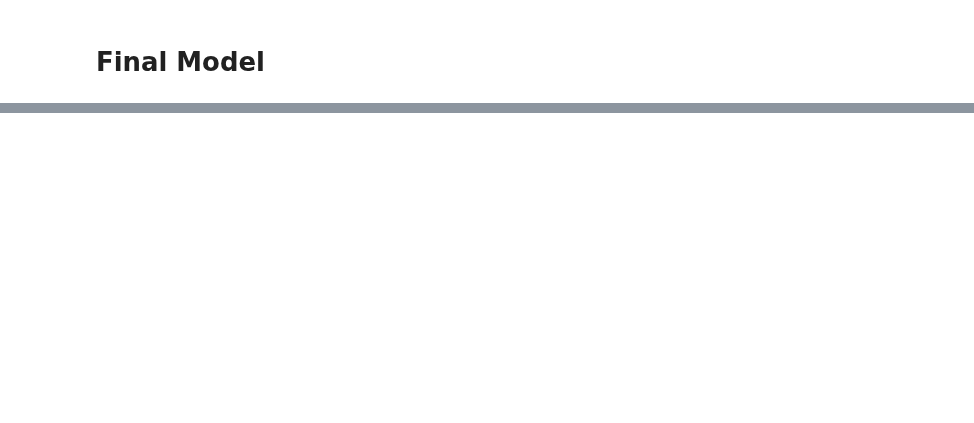
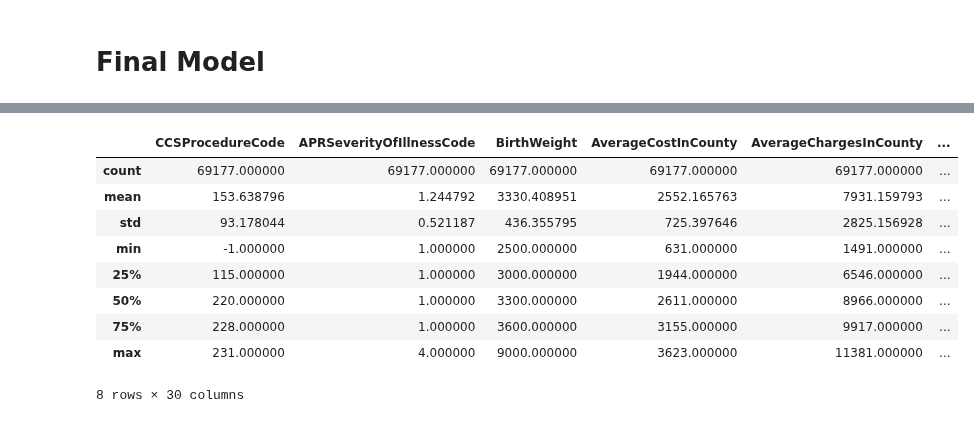
Before and after one commit to aalonto/ML-A1, a Jupyter notebook: s3778713-A1.ipynb, the cells around one changed output, grey strips where cells are left out. Drawn from its saved outputs; the diff is of its cells as text; code cells hidden in the pictures; blank space fills up the shorter version.

```diff
--- a/s3778713-A1.ipynb
+++ b/s3778713-A1.ipynb
@@ -381,9 +412,9 @@ print("Validation Accuracy score: {:.3f}".format(val_acc))
 # %% [markdown]
 # Final Model
 # %%
-healthTestData = pd.read_csv('./datasets/test.csv', delimiter=',')
-healthTestData = healthData.drop(columns='ID')
-healthTestData = healthData.drop(columns='HealthServiceArea')
+healthTestData = pd.read_csv('./datasets/test_data.csv', delimiter=',')
+healthTestData = healthTestData.drop(columns='ID')
+healthTestData = healthTestData.drop(columns='HealthServiceArea')
 # %%
 for col in healthTestData.columns:
     if healthTestData[col].dtype == object:
@@ -398 +466,16 @@ healthTestX = healthTestNum.to_numpy()
+# %%
+healthTestNum = healthTestNum.drop(columns='TypeOfAdmission_Trauma')
+healthTestNum = healthTestNum.drop(columns='PaymentTypology_Department of Corrections')
+healthTestNum.describe()
+# %% [output]
+|  | CCSProcedureCode | APRSeverityOfIllnessCode | BirthWeight | AverageCostInCounty | AverageChargesInCounty | ... |
+| count | 69177.000000 | 69177.000000 | 69177.000000 | 69177.000000 | 69177.000000 | ... |
+| mean | 153.638796 | 1.244792 | 3330.408951 | 2552.165763 | 7931.159793 | ... |
+| std | 93.178044 | 0.521187 | 436.355795 | 725.397646 | 2825.156928 | ... |
+| min | -1.000000 | 1.000000 | 2500.000000 | 631.000000 | 1491.000000 | ... |
+| 25% | 115.000000 | 1.000000 | 3000.000000 | 1944.000000 | 6546.000000 | ... |
+| 50% | 220.000000 | 1.000000 | 3300.000000 | 2611.000000 | 8966.000000 | ... |
+| 75% | 228.000000 | 1.000000 | 3600.000000 | 3155.000000 | 9917.000000 | ... |
+| max | 231.000000 | 4.000000 | 9000.000000 | 3623.000000 | 11381.000000 | ... |
+8 rows × 30 columns
 # %%
```
Also changed, not shown: parts of 17 cells of this notebook.
